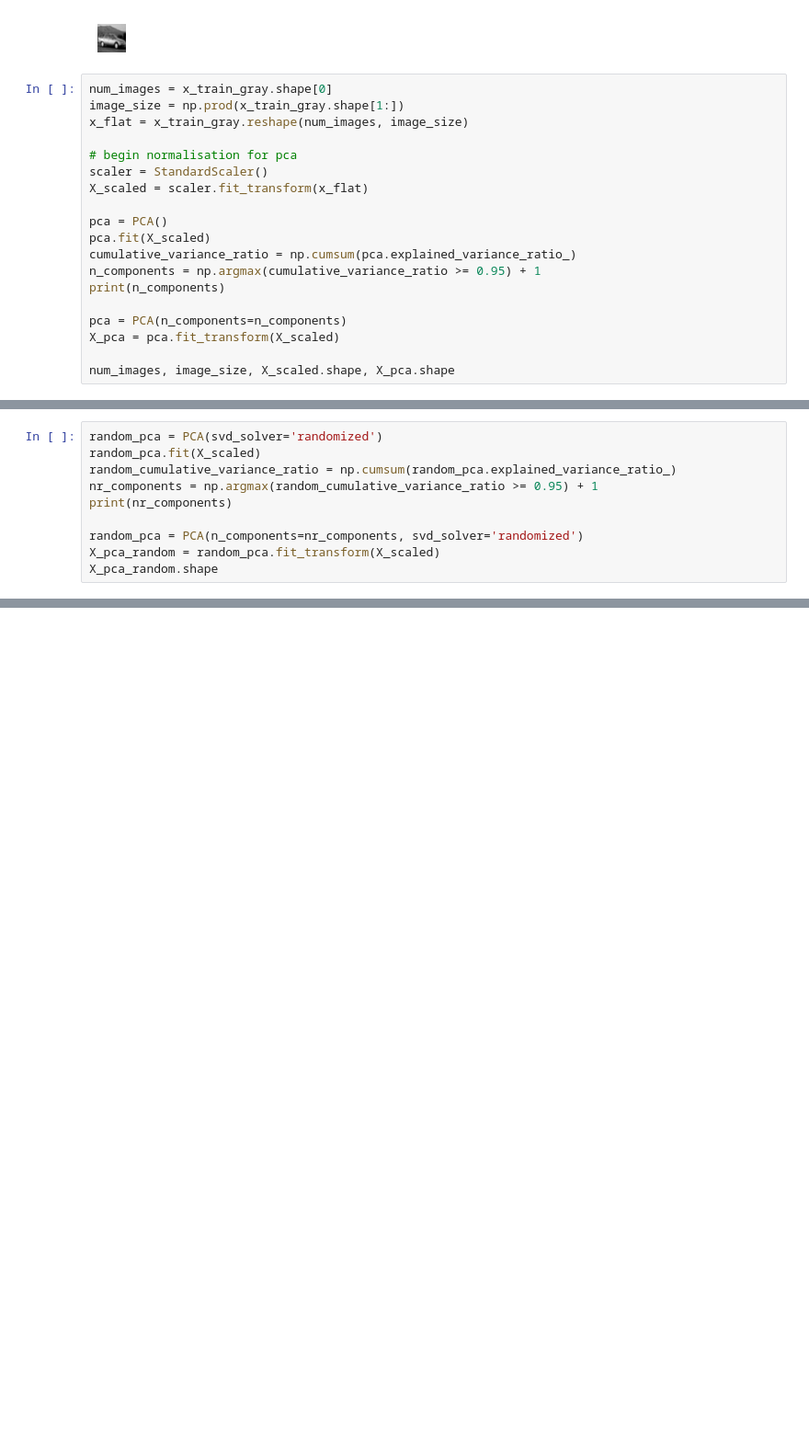
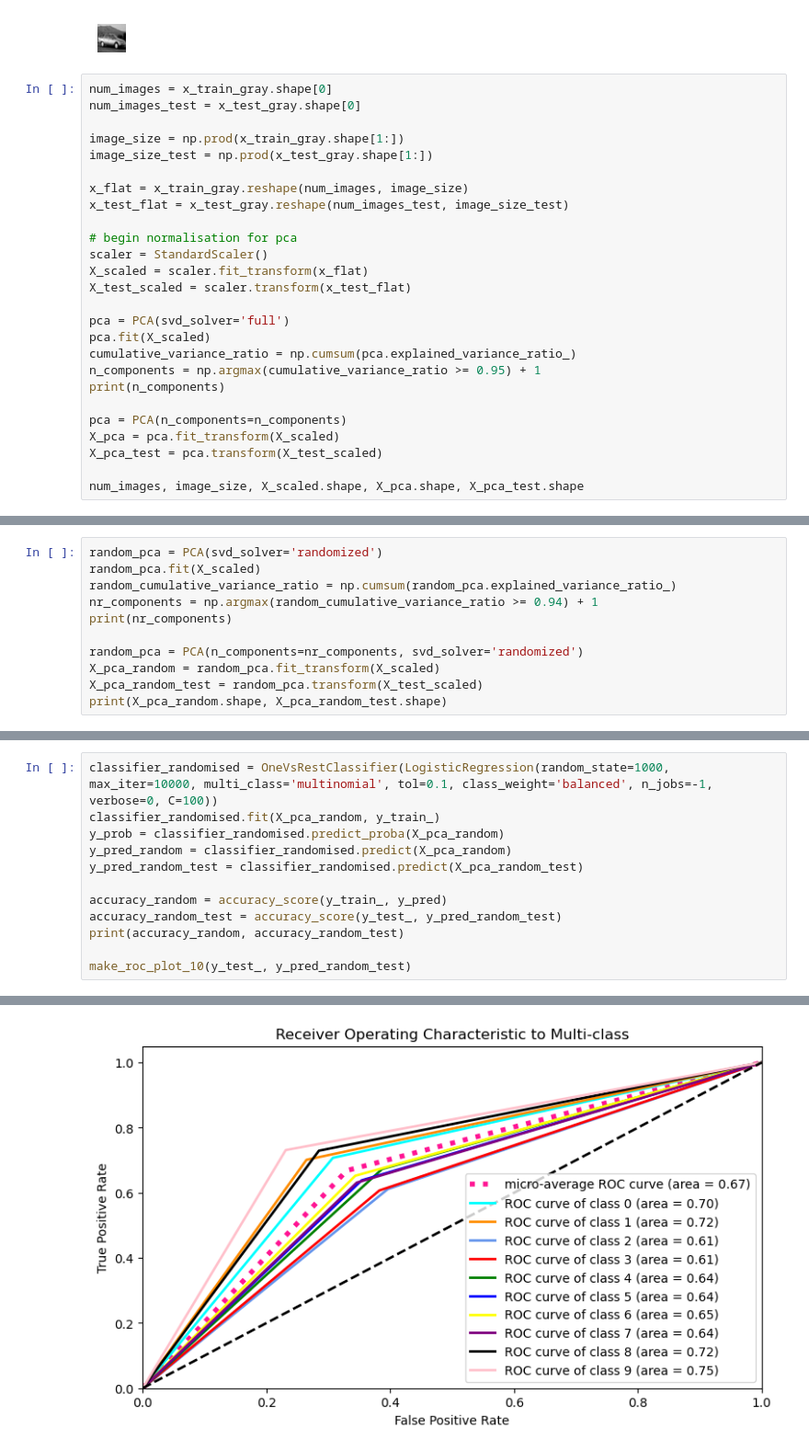
Before and after one commit to prakash-prasad/BITS-AIML-Mtech-V2, a Jupyter notebook: Sem_3/ADL/adl_asmt1.ipynb, the cells around one changed output, grey strips where cells are left out. Shown at 92% size. Saved outputs shown, nothing was run; the diff lists cells and outputs as text; blank space fills up the shorter version.

```diff
--- a/Sem_3/ADL/adl_asmt1.ipynb
+++ b/Sem_3/ADL/adl_asmt1.ipynb
@@ -65,14 +72,20 @@ plt.show()
 [figure]
 # %%
 num_images = x_train_gray.shape[0]
+num_images_test = x_test_gray.shape[0]
+
 image_size = np.prod(x_train_gray.shape[1:])
+image_size_test = np.prod(x_test_gray.shape[1:])
+
 x_flat = x_train_gray.reshape(num_images, image_size)
+x_test_flat = x_test_gray.reshape(num_images_test, image_size_test)
 
 # begin normalisation for pca
 scaler = StandardScaler()
 X_scaled = scaler.fit_transform(x_flat)
+X_test_scaled = scaler.transform(x_test_flat)
 
-pca = PCA()
+pca = PCA(svd_solver='full')
 pca.fit(X_scaled)
 cumulative_variance_ratio = np.cumsum(pca.explained_variance_ratio_)
 n_components = np.argmax(cumulative_variance_ratio >= 0.95) + 1
@@ -80,7 +93,8 @@ print(n_components)
 
 pca = PCA(n_components=n_components)
 X_pca = pca.fit_transform(X_scaled)
+X_pca_test = pca.transform(X_test_scaled)
 
-num_images, image_size, X_scaled.shape, X_pca.shape
+num_images, image_size, X_scaled.shape, X_pca.shape, X_pca_test.shape
 # %% [output]
 159
@@ -89,10 +103,11 @@ num_images, image_size, X_scaled.shape, X_pca.shape
 random_pca = PCA(svd_solver='randomized')
 random_pca.fit(X_scaled)
 random_cumulative_variance_ratio = np.cumsum(random_pca.explained_variance_ratio_)
-nr_components = np.argmax(random_cumulative_variance_ratio >= 0.95) + 1
+nr_components = np.argmax(random_cumulative_variance_ratio >= 0.94) + 1
 print(nr_components)
 
 random_pca = PCA(n_components=nr_components, svd_solver='randomized')
 X_pca_random = random_pca.fit_transform(X_scaled)
-X_pca_random.shape
+X_pca_random_test = random_pca.transform(X_test_scaled)
+print(X_pca_random.shape, X_pca_random_test.shape)
 # %% [output]
@@ -100,0 +169,13 @@ X_pca_random.shape
+# %%
+classifier_randomised = OneVsRestClassifier(LogisticRegression(random_state=1000, max_iter=10000, multi_class='multinomial', tol=0.1, class_weight='balanced', n_jobs=-1, verbose=0, C=100))
+classifier_randomised.fit(X_pca_random, y_train_)
+y_prob = classifier_randomised.predict_proba(X_pca_random)
+y_pred_random = classifier_randomised.predict(X_pca_random)
+y_pred_random_test = classifier_randomised.predict(X_pca_random_test)
+
+accuracy_random = accuracy_score(y_train_, y_pred)
+accuracy_random_test = accuracy_score(y_test_, y_pred_random_test)
+print(accuracy_random, accuracy_random_test)
+
+make_roc_plot_10(y_test_, y_pred_random_test)
+# %% [output]
@@ -100,0 +184 @@ X_pca_random.shape
+[figure, added]
```
Also changed, not shown: parts of 9 cells of this notebook.
